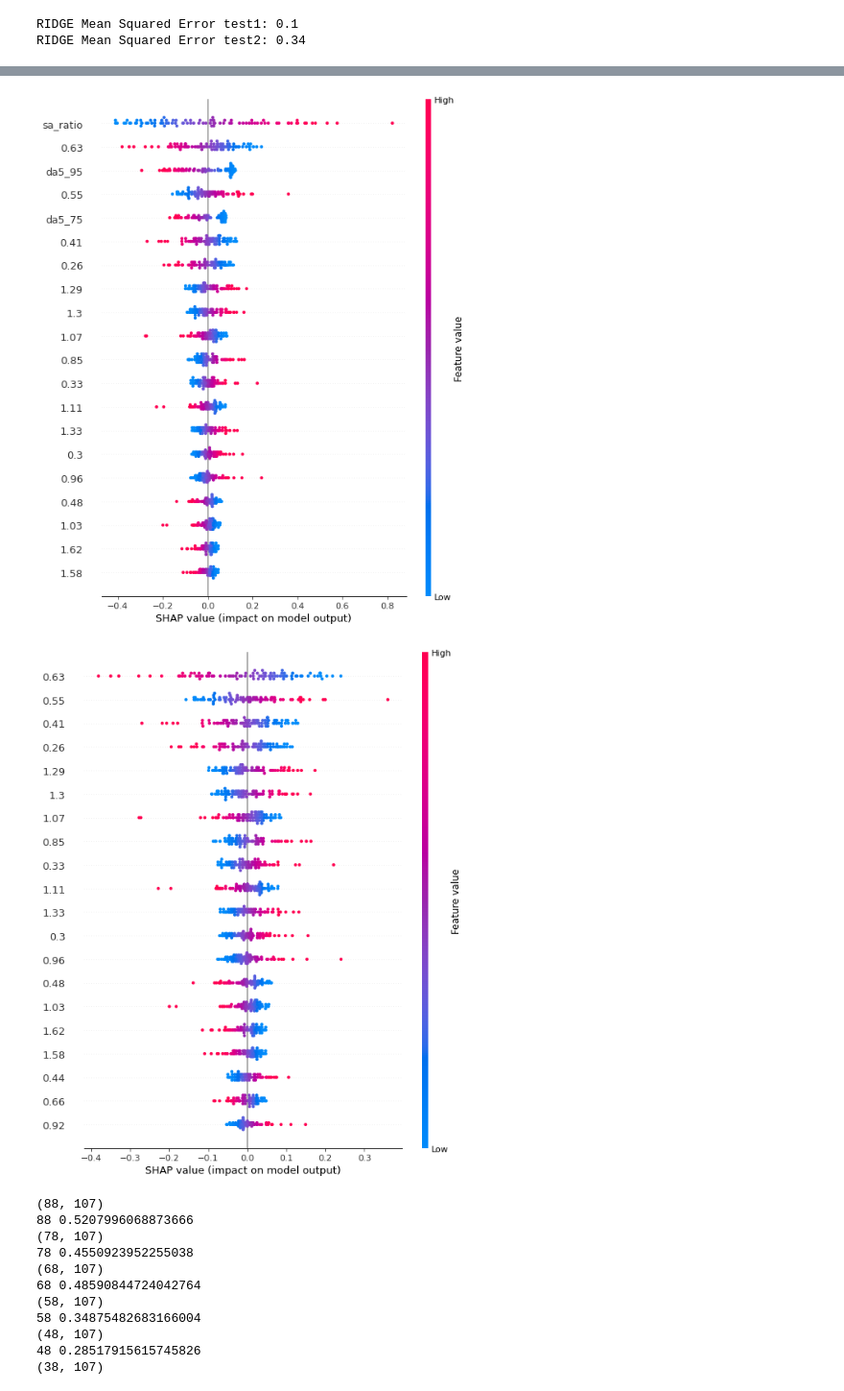
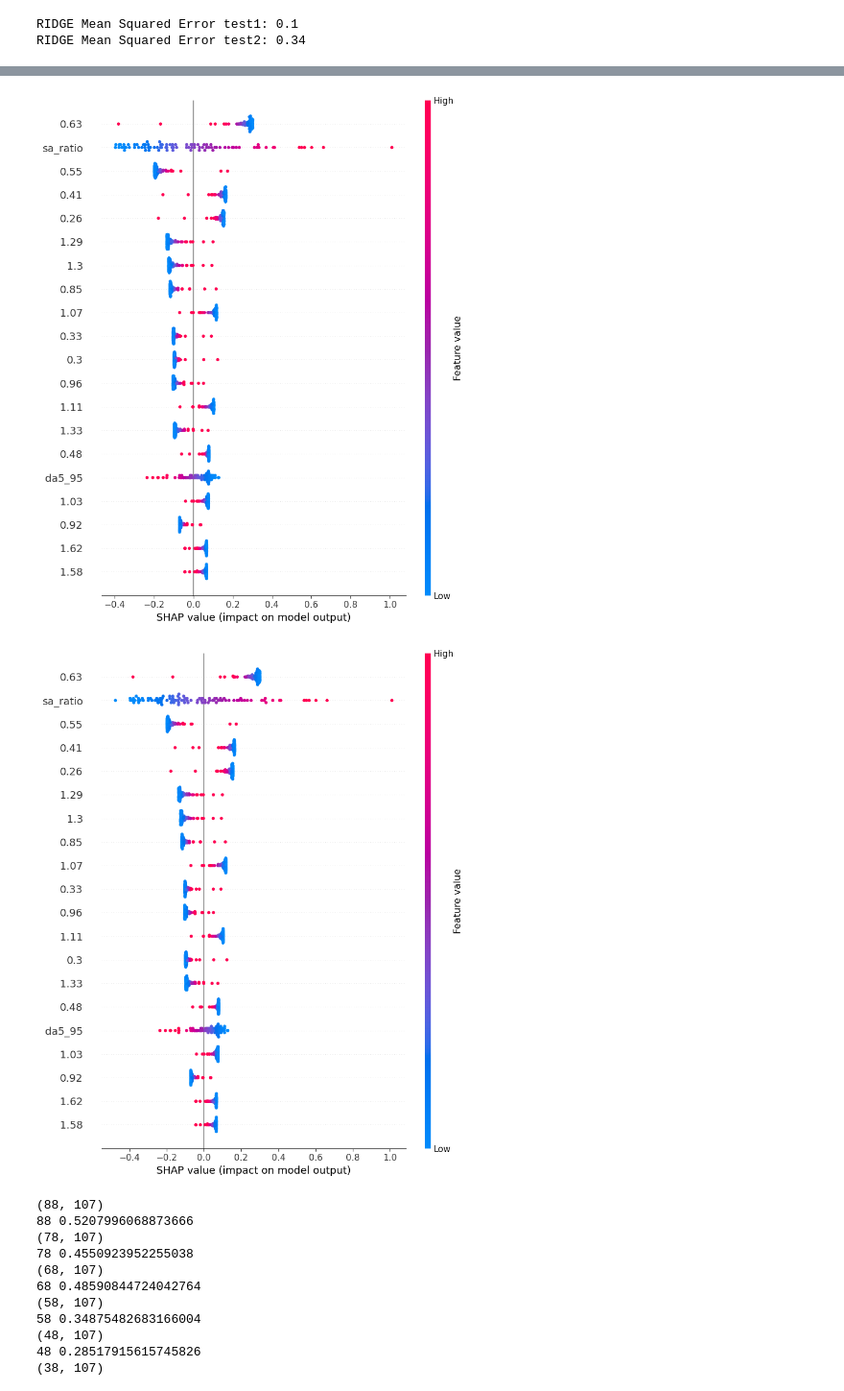
Before and after one commit to AndreaLaGrotteria/scrap, a Jupyter notebook: Data Analysis v2.ipynb, the cells around one changed output, grey strips where cells are left out. Shown at 96% size. Saved outputs shown, nothing was run; the diff lists cells and outputs as text; code cells hidden in the pictures.

```diff
--- a/Data Analysis v2.ipynb
+++ b/Data Analysis v2.ipynb
@@ -664,11 +707,16 @@ ECDF()
 # %%
-explainer = shap.Explainer(lin_reg, X[0:88])
-shap_values = explainer(X[0:88])
-shap.summary_plot(shap_values)
-shap.summary_plot(shap_values[:,:-6], X.iloc[:, :-6])
+explainer = shap.LinearExplainer(lin_reg, X[0:88])
+shap_values = explainer(X_test1[0:88])
+shap.summary_plot(shap_values,X_test1[0:88])
+# shap.summary_plot(shap_values[:,:-6], X.iloc[:, :-6])
 # %% [output]
-[figure, old version]
+[figure, new version]
-[figure, removed]
+# %%
+explainer = shap.KernelExplainer(lin_reg.predict, X[0:88], link="identity")
+shap_values = explainer(X_test1)
+shap.summary_plot(shap_values)
+# %% [output]
+[figure, added]
 # %%
 points = [88,78,68,58,48,38,28,18,8]
 MSE_points = []
```
Also changed, not shown: parts of 22 cells of this notebook.
